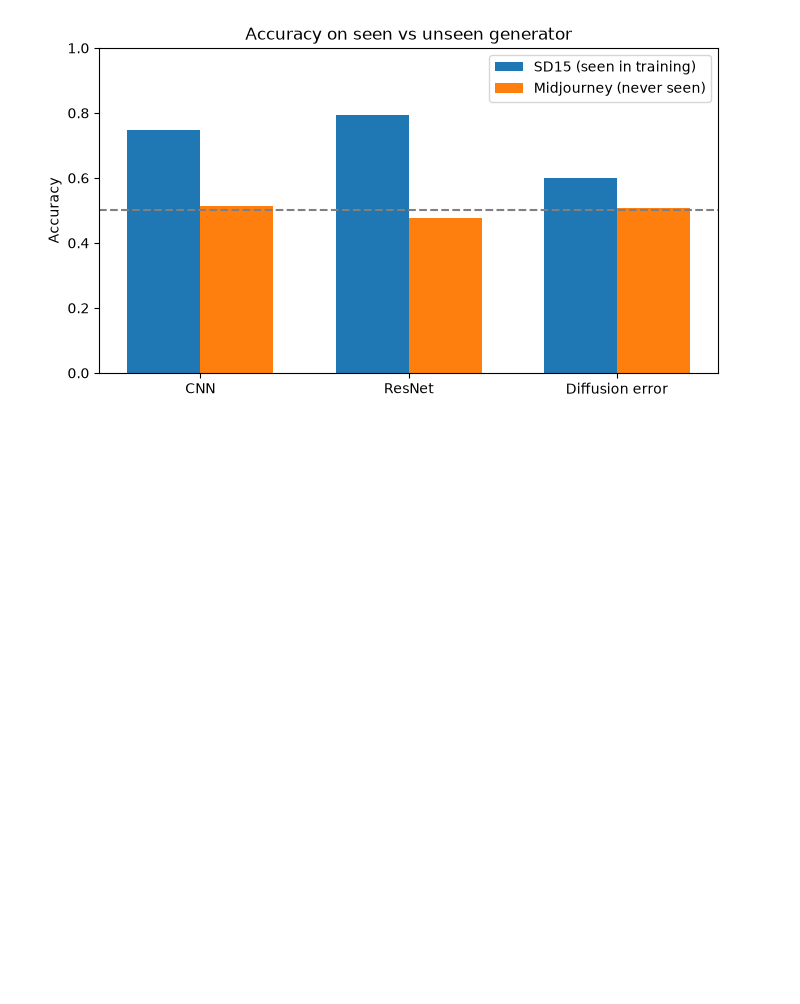
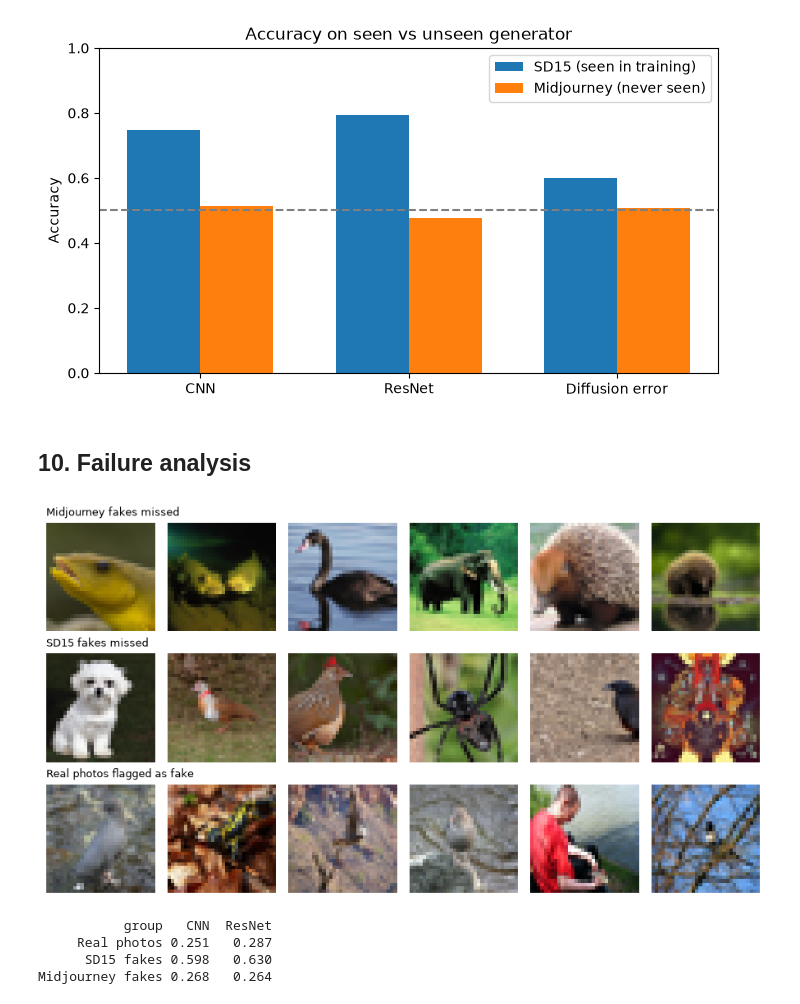
Before and after one commit to Rivier-Computer-Science/FA26-COMP-671-Muthineni, a Jupyter notebook: notebooks/Proj.ipynb, the cells around one changed output. Cells and saved outputs as stored; diff of their text form; code cells hidden in the pictures; blank space fills up the shorter version.

Commit message:
Add failure analysis for CNN and ResNet

```diff
--- a/notebooks/Proj.ipynb
+++ b/notebooks/Proj.ipynb
@@ -878,3 +878,52 @@ plt.show()
          ResNet          0.793                0.477       0.911             0.458         0.316      0.453
 Diffusion error          0.600                0.507       0.614             0.527         0.093      0.087
 [figure]
+# %% [markdown]
+## 10. Failure analysis
+# %%
+res_gen_scores, _ = get_scores(resnet, gen_loader)
+res_test_scores, _ = get_scores(resnet, test_loader)
+cnn_gen_scores, _ = get_scores(cnn, gen_loader)
+cnn_test_scores, _ = get_scores(cnn, test_loader)
+
+# Pictures the ResNet got wrong
+missed_mj = np.where((y_gen == 1) & (res_gen_scores < 0.5))[0]
+missed_sd = np.where((y_test == 1) & (res_test_scores < 0.5))[0]
+false_alarm = np.where((y_gen == 0) & (res_gen_scores >= 0.5))[0]
+
+groups = [
+    ("Midjourney fakes missed", X_gen, missed_mj),
+    ("SD15 fakes missed", X_test, missed_sd),
+    ("Real photos flagged as fake", X_gen, false_alarm),
+]
+
+fig, axes = plt.subplots(3, 6, figsize=(9, 5))
+for r, (title, X, idx) in enumerate(groups):
+    for c in range(6):
+        axes[r, c].axis("off")
+        if c < len(idx):
+            axes[r, c].imshow(X[idx[c]])
+    axes[r, 0].set_title(title, loc="left", fontsize=9)
+plt.tight_layout()
+plt.savefig("../results/failure_examples_resnet.png", dpi=150)
+plt.show()
+
+# How sure were the models? Average chance of "fake" for each group
+summary = pd.DataFrame({
+    "group": ["Real photos", "SD15 fakes", "Midjourney fakes"],
+    "CNN": [cnn_gen_scores[y_gen == 0].mean(),
+            cnn_test_scores[y_test == 1].mean(),
+            cnn_gen_scores[y_gen == 1].mean()],
+    "ResNet": [res_gen_scores[y_gen == 0].mean(),
+               res_test_scores[y_test == 1].mean(),
+               res_gen_scores[y_gen == 1].mean()],
+}).round(3)
+
+summary.to_csv("../results/failure_summary.csv", index=False)
+print(summary.to_string(index=False))
+# %% [output]
+[figure, added]
+           group   CNN  ResNet
+     Real photos 0.251   0.287
+      SD15 fakes 0.598   0.630
+Midjourney fakes 0.268   0.264
```
Also changed, not shown: parts of 1 cell of this notebook, 2 other files.
